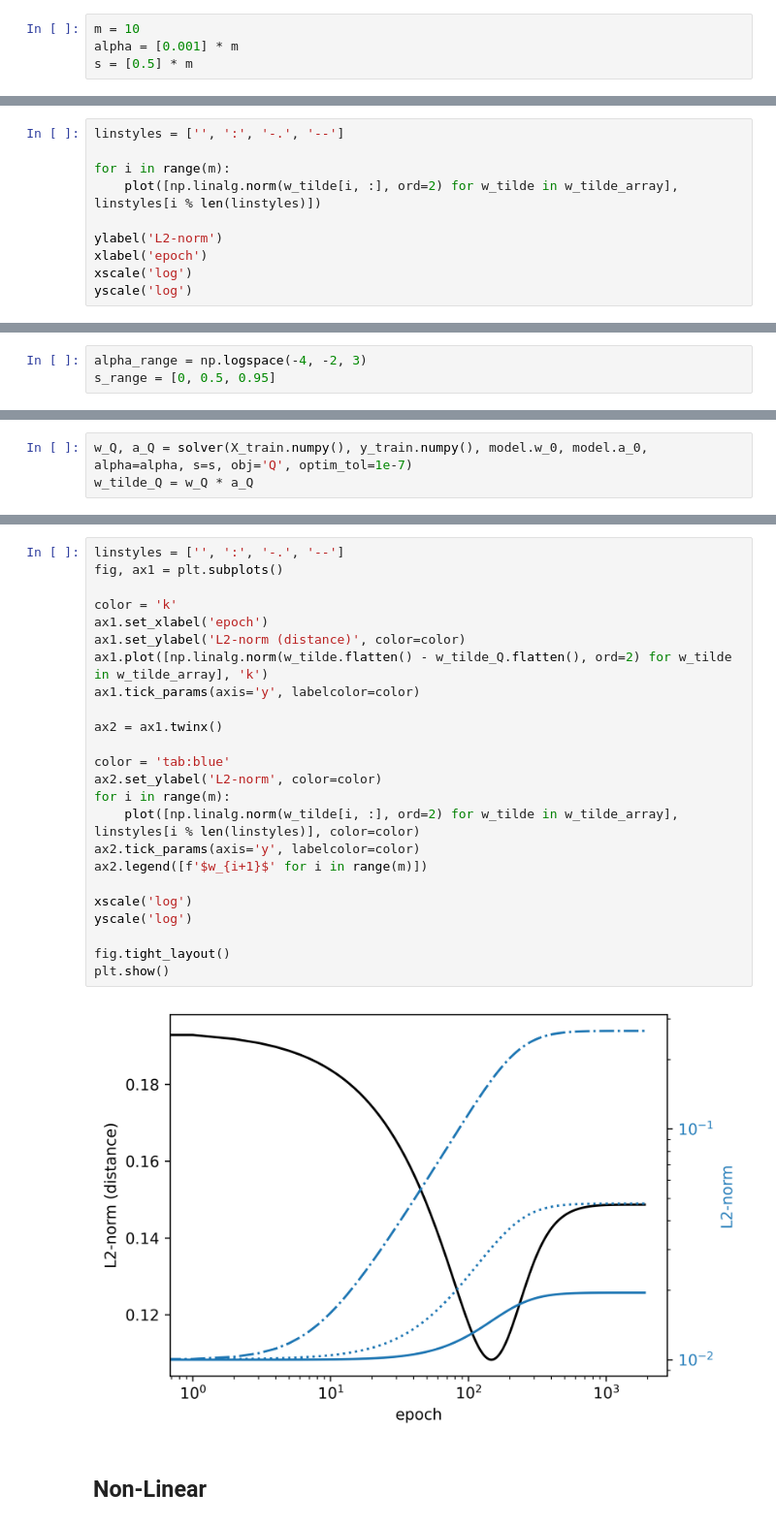
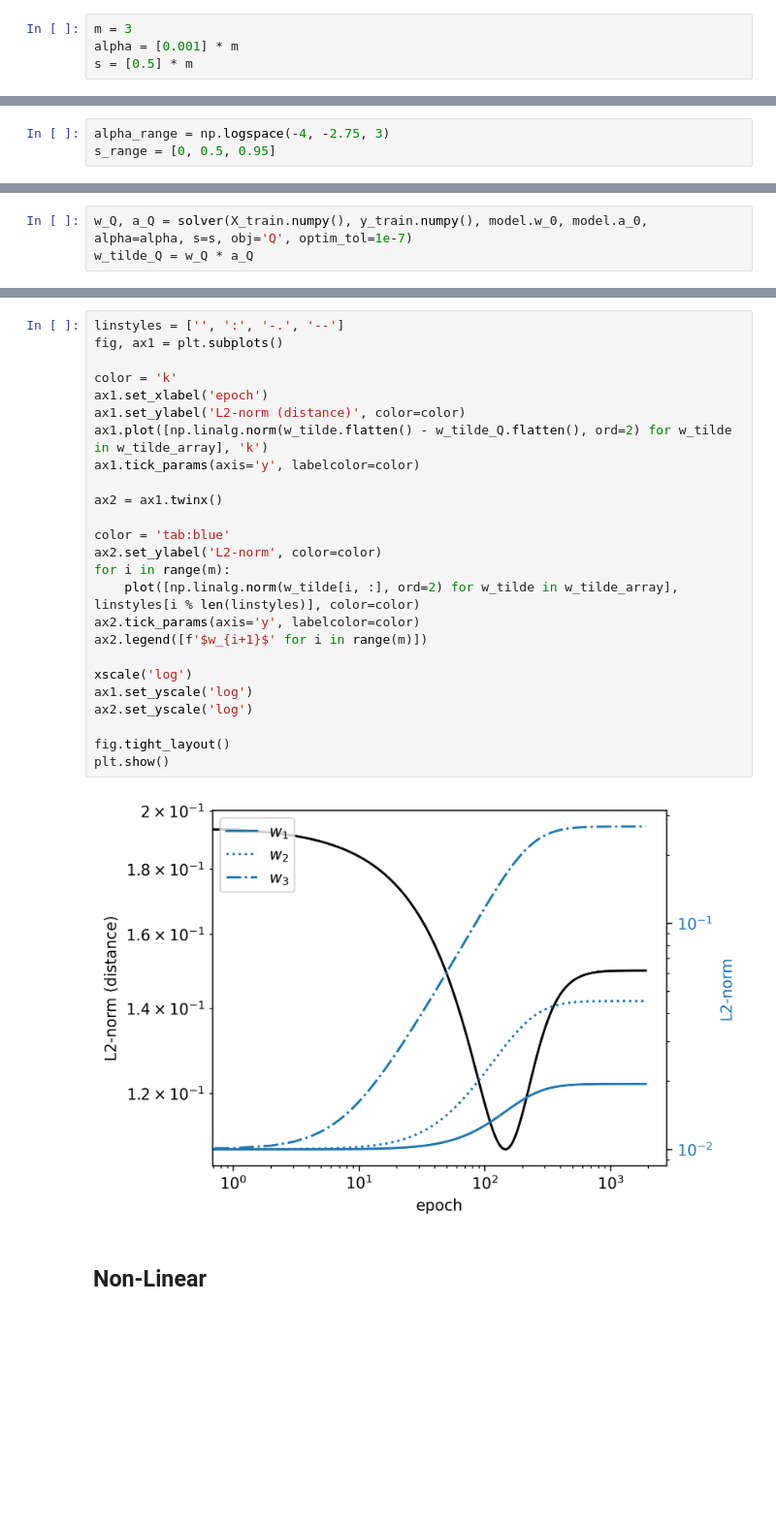
Before and after one commit to shaharazulay/implicit-bias, a Jupyter notebook: simulation_FC.ipynb, the cells around one changed output, grey strips where cells are left out. Shown at 97% size. Drawn from its saved outputs; the diff is of its cells as text; blank space fills up the shorter version.

```diff
--- a/simulation_FC.ipynb
+++ b/simulation_FC.ipynb
@@ -352,7 +352,7 @@ plt.show()
 # %% [markdown]
 ## Linear Multi Neuron
 # %%
-m = 10
+m = 3
 alpha = [0.001] * m
 s = [0.5] * m
 # %%
@@ -417,10 +410,0 @@ plt.show()
-# %%
-linstyles = ['', ':', '-.', '--']
-
-for i in range(m):
-    plot([np.linalg.norm(w_tilde[i, :], ord=2) for w_tilde in w_tilde_array], linstyles[i % len(linstyles)])
-
-ylabel('L2-norm')
-xlabel('epoch')
-xscale('log')
-yscale('log')
@@ -438,7 +419,7 @@ baseline.shape
 # %% [output]
 (1000,)
 # %%
-alpha_range = np.logspace(-4, -2, 3)
+alpha_range = np.logspace(-4, -2.75, 3)
 s_range = [0, 0.5, 0.95]
 # %%
 m = 100
@@ -536,29 +516,30 @@ np.linalg.norm(w_tilde_Q.flatten() - w_tilde_array[-1].flatten(), ord=2)
 # %%
 linstyles = ['', ':', '-.', '--']
 fig, ax1 = plt.subplots()
 
 color = 'k'
 ax1.set_xlabel('epoch')
 ax1.set_ylabel('L2-norm (distance)', color=color)
 ax1.plot([np.linalg.norm(w_tilde.flatten() - w_tilde_Q.flatten(), ord=2) for w_tilde in w_tilde_array], 'k')
 ax1.tick_params(axis='y', labelcolor=color)
 
 ax2 = ax1.twinx()
 
 color = 'tab:blue'
 ax2.set_ylabel('L2-norm', color=color)
 for i in range(m):
     plot([np.linalg.norm(w_tilde[i, :], ord=2) for w_tilde in w_tilde_array], linstyles[i % len(linstyles)], color=color)
 ax2.tick_params(axis='y', labelcolor=color)
 ax2.legend([f'$w_{i+1}$' for i in range(m)])
 
 xscale('log')
-yscale('log')
+ax1.set_yscale('log')
+ax2.set_yscale('log')
 
 fig.tight_layout()
 plt.show()
 # %% [output]
-[figure, old version]
+[figure, new version]
 # %% [markdown]
 ## Non-Linear
 # %%
```
Also changed, not shown: parts of 13 cells of this notebook.
